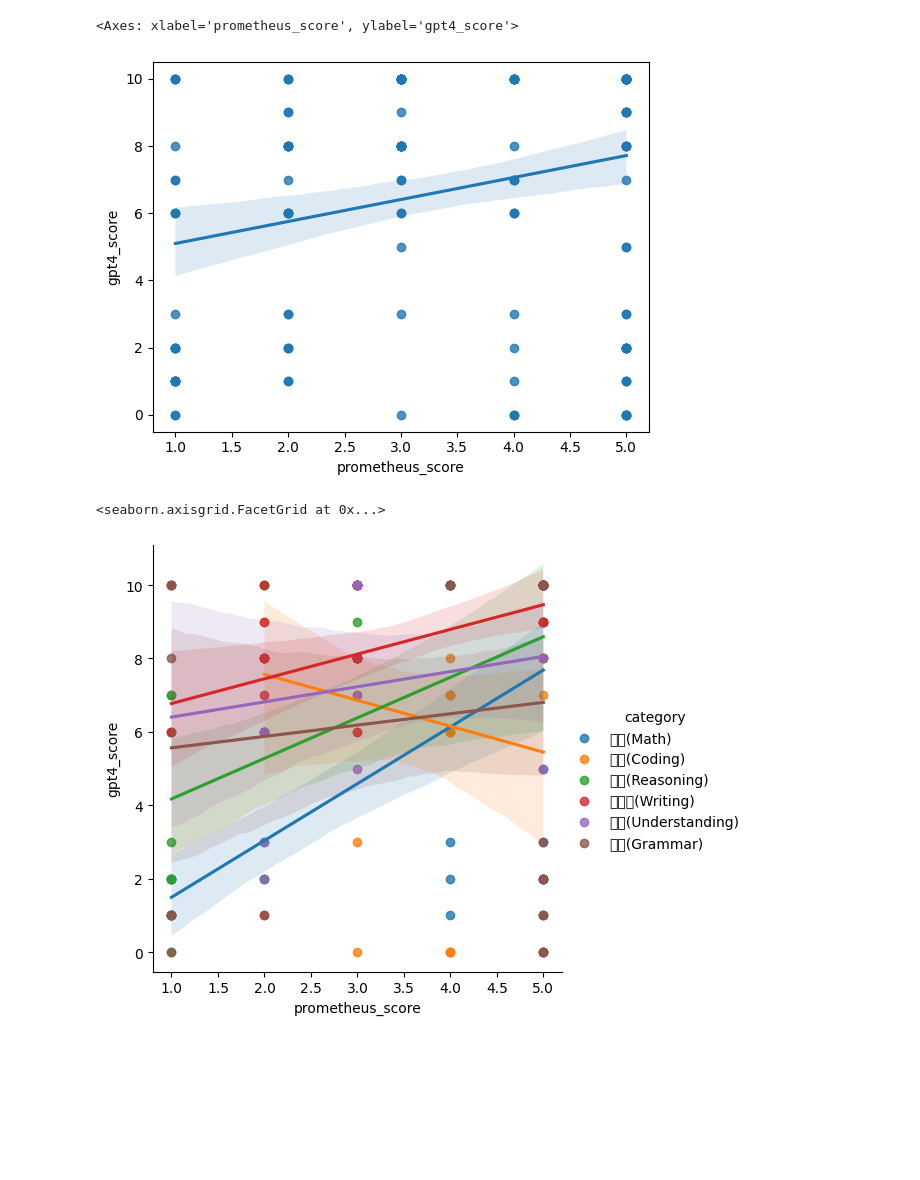
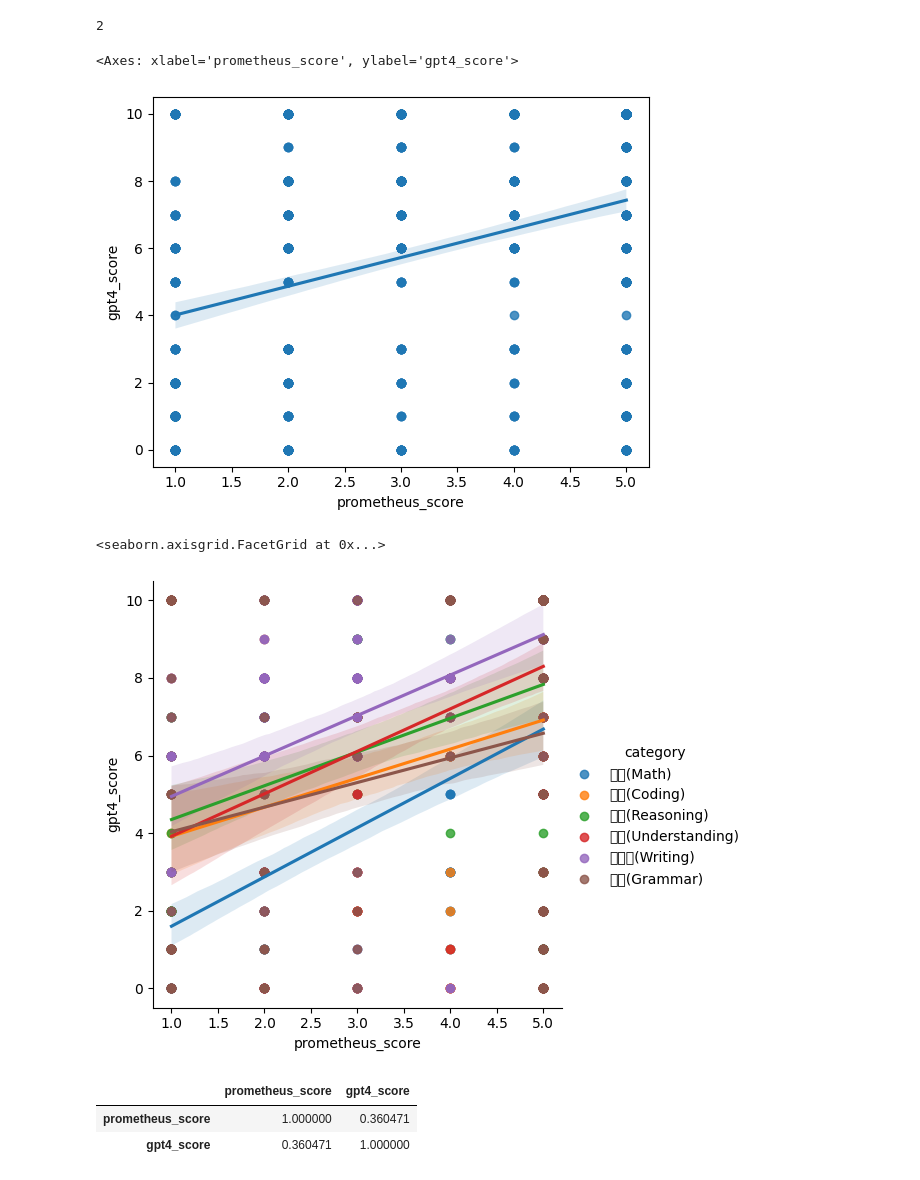
Before and after one commit to HeegyuKim/tuna, a Jupyter notebook: notebook/koprometheus.ipynb, the cells around one changed output. Saved outputs shown, nothing was run; the diff lists cells and outputs as text; code cells hidden in the pictures; blank space fills up the shorter version.

```diff
--- a/notebook/koprometheus.ipynb
+++ b/notebook/koprometheus.ipynb
@@ -9,9 +7,11 @@ import seaborn as sns
 dirname = "../eval/LogicKor/results/peft:heegyu/0708-ko-prometheus@epoch-1"
 dfs = []
 for file in glob.glob(os.path.join(dirname, "*.jsonl")):
+    if "judge_gpt-4" in file:
+        continue
     df = pd.read_json(file, lines=True)
     df["filename"] = os.path.basename(file).replace(".jsonl", "").replace("judge_", "")
-    df["prometheus_score"] = df.judgement.apply(lambda x: int(x.split("[RESULT]", 1)[-1].strip()))
+    df["prometheus_score"] = df.judgement.apply(lambda x: int(x.split("[RESULT]", 1)[-1].strip()) if "[RESULT]" in x else -1)
     df["gpt4_score"] = df.query_single.apply(lambda x: x["judge_score"])
     dfs.append(df)
 
@@ -34,11 +34,20 @@ dfs
 # %%
+print(len(dfs[dfs.prometheus_score < 0]))
 # dfs.plot.regplot(x="prometheus_score", y="gpt4_score")
-sns.regplot(data=dfs, x="prometheus_score", y="gpt4_score")
+df = dfs[dfs.prometheus_score >= 0]
+sns.regplot(data=df, x="prometheus_score", y="gpt4_score")
 # %% [output]
-<Axes: xlabel='prometheus_score', ylabel='gpt4_score'>
+2
+<Axes: xlabel='prometheus_score', ylabel='gpt4_score'>
-[figure, old version]
+[figure, new version]
 # %%
-sns.lmplot(data=dfs, x="prometheus_score", y="gpt4_score", hue="category")
+sns.lmplot(data=df, x="prometheus_score", y="gpt4_score", hue="category")
 # %% [output]
 <seaborn.axisgrid.FacetGrid at 0x...>
-[figure, old version]
+[figure, new version]
+# %%
+df[["prometheus_score", "gpt4_score"]].corr()
+# %% [output]
+|  | prometheus_score | gpt4_score |
+| prometheus_score | 1.000000 | 0.360471 |
+| gpt4_score | 0.360471 | 1.000000 |
```
Also changed, not shown: parts of 3 cells of this notebook, 37 other files.
